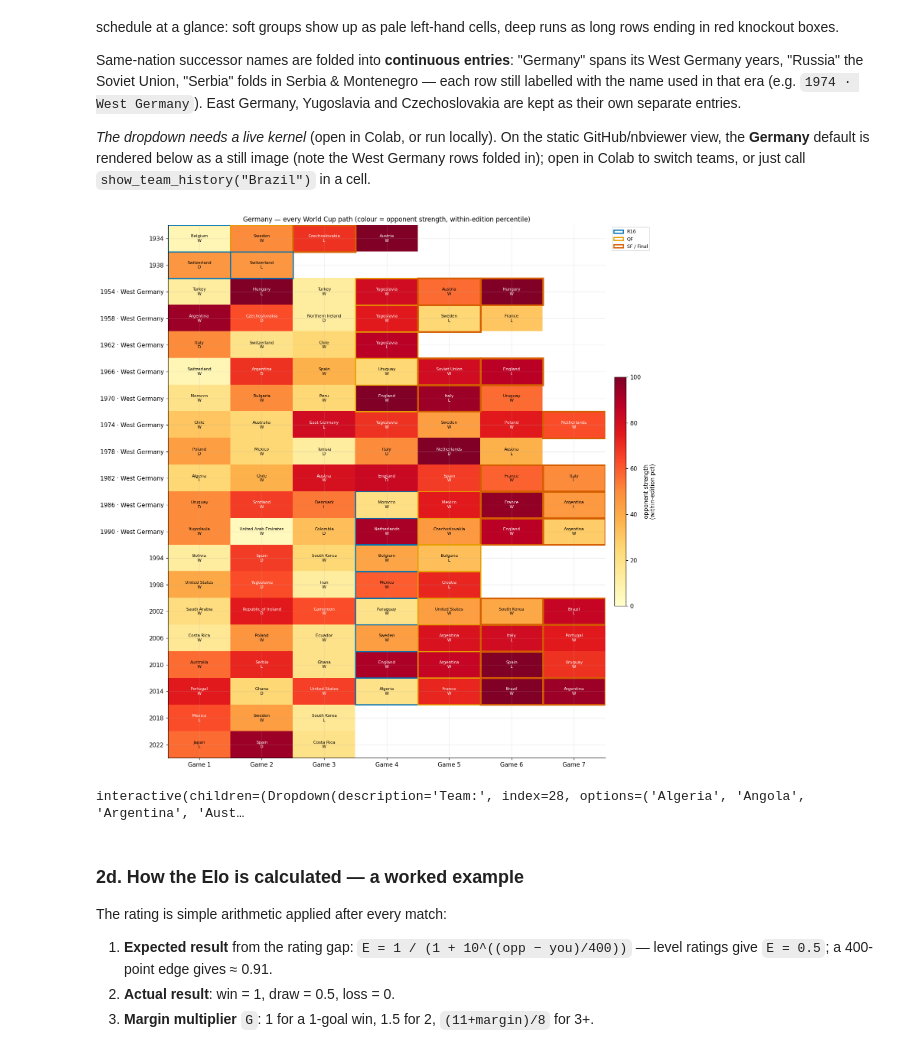
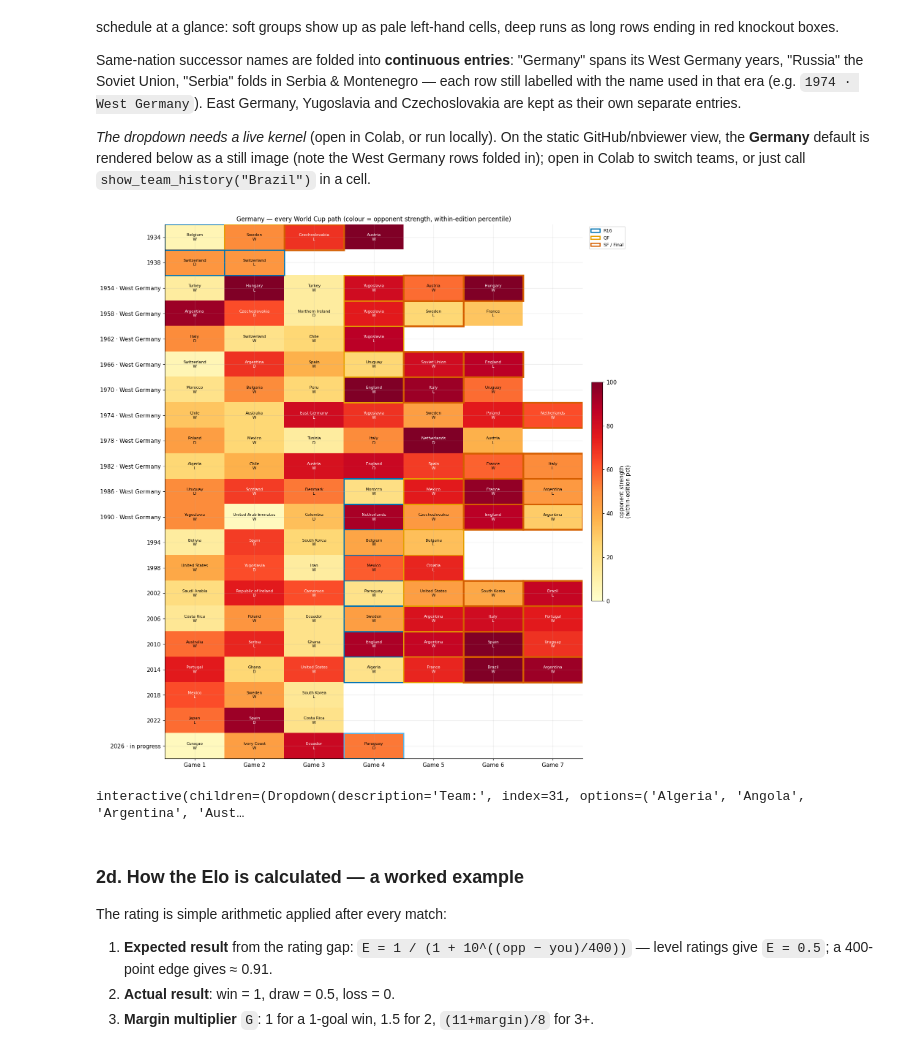
Before and after one commit to jorge-sader/worldcup-anomalies, a Jupyter notebook: notebooks/world_cup_irregularities.ipynb, the cells around one changed output. Cells and saved outputs as stored; diff of their text form; code cells hidden in the pictures.

```diff
--- a/notebooks/world_cup_irregularities.ipynb
+++ b/notebooks/world_cup_irregularities.ipynb
@@ -146,7 +147,8 @@ of numbers can't — and the same helper drives the interactive team explorer ju
 # %%
 import matplotlib.patches as mpatches
 
-STAGE_EDGE = {"R16": "#0072B2", "QF": "#E69F00", "SF": "#D55E00", "FIN": "#D55E00"}
+STAGE_EDGE = {"R32": "#56B4E9", "R16": "#0072B2", "QF": "#E69F00",
+              "SF": "#D55E00", "FIN": "#D55E00"}
 
 def plot_paths_grid(entries, title, row_h=0.62):
     # entries: list of (row_label, path_df). Colour = opponent within-edition strength pct.
@@ -216,29 +218,40 @@ view, the **Germany** default is rendered below as a still image (note the West
 in); open in Colab to switch teams, or just call `show_team_history("Brazil")` in a cell.
 # %%
 import ipywidgets as widgets
-from worldcup_anomalies.reports import all_teams, team_history
+from worldcup_anomalies.reports import all_teams, team_history, canonical_name
+from worldcup_anomalies.worldcup_2026 import (
+    load_2026, pre_tournament_strength_2026, team_path_2026,
+)
+
+# The in-progress 2026 edition (results-only) is appended as a final row where applicable.
+m2026 = load_2026()
+pct2026 = pre_tournament_strength_2026(elo_timeline, m2026)
+teams2026 = set(m2026["home_team"]) | set(m2026["away_team"])
 
 def show_team_history(team):
     entries = team_history(data, team, elo)
+    if canonical_name(team) in teams2026:
+        entries.append(("2026 · in progress", team_path_2026(m2026, team, pct2026)))
     if not entries:
         print(f"{team}: no World Cup appearances on record."); return
     plot_paths_grid(
         entries,
         f"{team} — every World Cup path (colour = opponent strength, within-edition percentile)",
     )
     plt.show()
 
 # Static default so the chart is visible even on non-interactive viewers (GitHub/nbviewer):
 show_team_history("Germany")
 
-# Live dropdown (needs a running kernel — Colab or local Jupyter):
+# Live dropdown (needs a running kernel — Colab or local Jupyter); includes 2026 debutants:
 widgets.interact(
     show_team_history,
-    team=widgets.Dropdown(options=all_teams(data), value="Germany", description="Team:"),
+    team=widgets.Dropdown(options=sorted(set(all_teams(data)) | teams2026),
+                          value="Germany", description="Team:"),
 );
 # %% [output]
-[figure, old version]
+[figure, new version]
-interactive(children=(Dropdown(description='Team:', index=28, options=('Algeria', 'Angola', 'Argentina', 'Aust…
+interactive(children=(Dropdown(description='Team:', index=31, options=('Algeria', 'Angola', 'Argentina', 'Aust…
 # %% [markdown]
 ### 2d. How the Elo is calculated — a worked example
 
```
Also changed, not shown: parts of 9 cells of this notebook, 4 other files.
